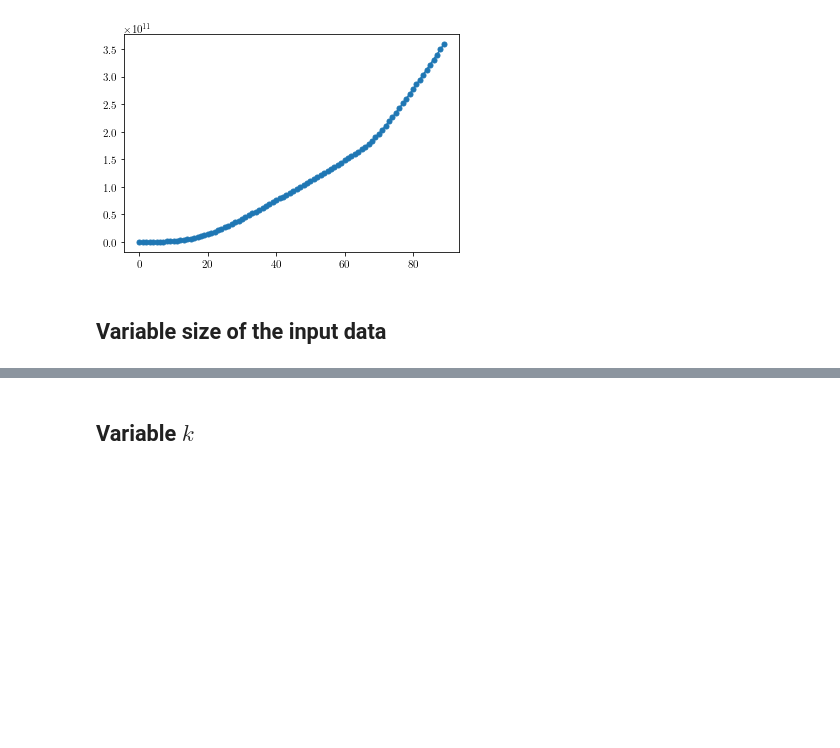
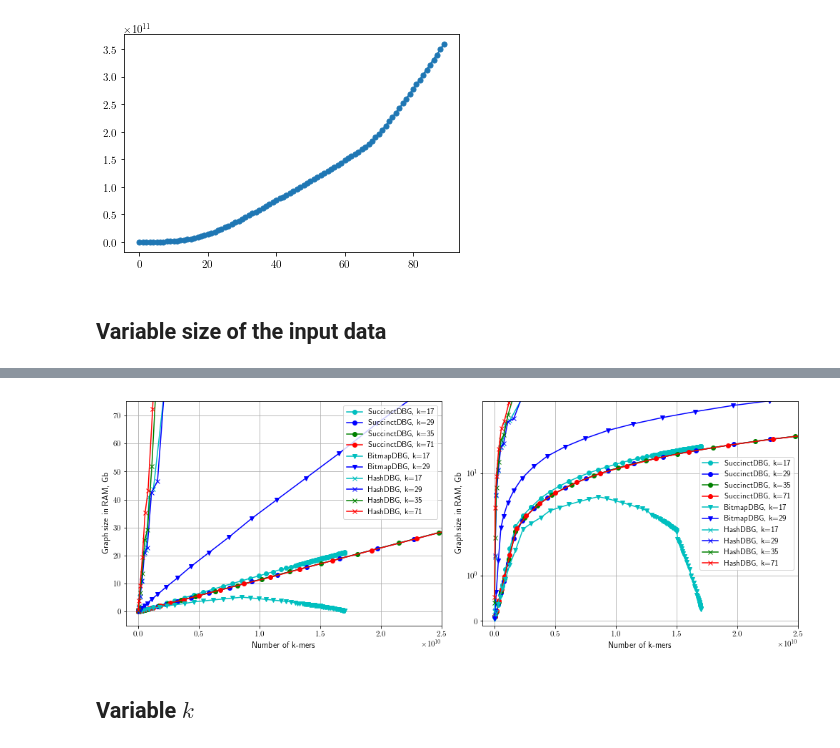
Before and after one commit to ratschlab/metagraph, a Jupyter notebook: projects/refseq/growth_analysis.ipynb, the cells around one changed output, grey strips where cells are left out. Cells and saved outputs as stored; diff of their text form; code cells hidden in the pictures; blank space fills up the shorter version.

Commit message:
scalability

```diff
--- a/projects/refseq/growth_analysis.ipynb
+++ b/projects/refseq/growth_analysis.ipynb
@@ -58,3 +55,5 @@ plt.plot([sizes[:(i + 1) * len(files) // num_points].sum() for i in range(num_po
 [figure]
 # %% [markdown]
 ## Variable size of the input data
+# %%
+DATA_DIR = "/cluster/work/grlab/projects/metagenome/data/refseq/refseq_var_k"
@@ -60,0 +72,2 @@ plt.plot([sizes[:(i + 1) * len(files) // num_points].sum() for i in range(num_po
+# %%
+results = pd.DataFrame(columns=['representation', 'k', 'num_kmers', 'RAM'])
@@ -197,14 +117,0 @@ data['Succinct, k=29']['peak_ram'] = peak_ram
-# %%
-text = !for file in results/lsf.o*; do tail -1 $file; done
-
-num_kmers = []
-peak_ram = []
-
-for stats in text:
-    _, x, y = stats.split()
-    num_kmers.append(int(x))
-    peak_ram.append(int(y))
-
-data['Hash, k=17'] = {}
-data['Hash, k=17']['num_kmers'] = num_kmers
-data['Hash, k=17']['peak_ram'] = peak_ram
@@ -318,3 +181,73 @@ plt.show()
+# %%
+width = 3.487 * 1.5 * 1.6
+height = width / 1.618
+
+fig, axes = plt.subplots(1, 2, figsize=(width / 1.2 * 2, height))
+#ax.set_title('RefSeq graph, with replaced \'N\'s')
+#ax.set_title('RefSeq assembly graph')
+
+results.sort_values('num_kmers', inplace=True)
+
+colors = ['c', 'b', 'g', 'r']
+
+ax = axes[0]
+for ax in axes:
+    df = results[(results.representation == 'succinct') & (results.k == 17)]
+    ax.plot(df.num_kmers, df.RAM / 10**6, colors[0], marker='o', label='SuccinctDBG, k=17')
+
+    df = results[(results.representation == 'succinct') & (results.k == 29)]
+    ax.plot(df.num_kmers, df.RAM / 10**6, colors[1], marker='o', label='SuccinctDBG, k=29')
+
+    df = results[(results.representation == 'succinct') & (results.k == 35)]
+    ax.plot(df.num_kmers, df.RAM / 10**6, colors[2], marker='o', label='SuccinctDBG, k=35')
+
+    df = results[(results.representation == 'succinct') & (results.k == 71)]
+    ax.plot(df.num_kmers, df.RAM / 10**6, colors[3], marker='o', label='SuccinctDBG, k=71')
+
+
+
+    df = results[(results.representation == 'bitmap') & (results.k == 17)]
+    ax.plot(df.num_kmers, df.RAM / 10**6, colors[0], marker='v', label='BitmapDBG, k=17')
+
+    df = results[(results.representation == 'bitmap') & (results.k == 29)]
+    ax.plot(df.num_kmers, df.RAM / 10**6, colors[1], marker='v', label='BitmapDBG, k=29')
+
+#     df = results[(results.representation == 'bitmap') & (results.k == 35)]
+#     ax.plot(df.num_kmers, df.RAM / 10**6, colors[2], marker='v', label='BitmapDBG, k=35')
+
+#     df = results[(results.representation == 'bitmap') & (results.k == 71)]
+#     ax.plot(df.num_kmers, df.RAM / 10**6, colors[3], marker='v', label='BitmapDBG, k=71')
+
+
+
+    df = results[(results.representation == 'hash') & (results.k == 17)]
+    ax.plot(df.num_kmers, df.RAM / 10**6, colors[0], marker='x', label='HashDBG, k=17')
+
+    df = results[(results.representation == 'hash') & (results.k == 29)]
+    ax.plot(df.num_kmers, df.RAM / 10**6, colors[1], marker='x', label='HashDBG, k=29')
+
+    df = results[(results.representation == 'hash') & (results.k == 35)]
+    ax.plot(df.num_kmers, df.RAM / 10**6, colors[2], marker='x', label='HashDBG, k=35')
+
+    df = results[(results.representation == 'hash') & (results.k == 71)]
+    ax.plot(df.num_kmers, df.RAM / 10**6, colors[3], marker='x', label='HashDBG, k=71')
+
+    ax.set_xlabel('Number of k-mers')
+    ax.set_ylabel('Graph size in RAM, Gb')
+    ax.set_xlim([-1e9, 25e9])
+    #ax.set_xticks(np.array(k_array))
+    ax.grid(True)
+    ax.legend(loc='best')
+
+axes[0].set_ylim([-5, 75])
+axes[1].set_ylim([-1e-1, 75])
+axes[1].set_yscale('symlog')
+
+plt.tight_layout()
+plt.savefig('graph_input_scalability.pdf', format='pdf', bbox_inches='tight')
+plt.show()
+# %% [output]
+[figure, added]
 # %% [markdown]
 ## Variable $k$
 # %% [markdown]
```
Also changed, not shown: parts of 21 cells of this notebook, 1 other file.
